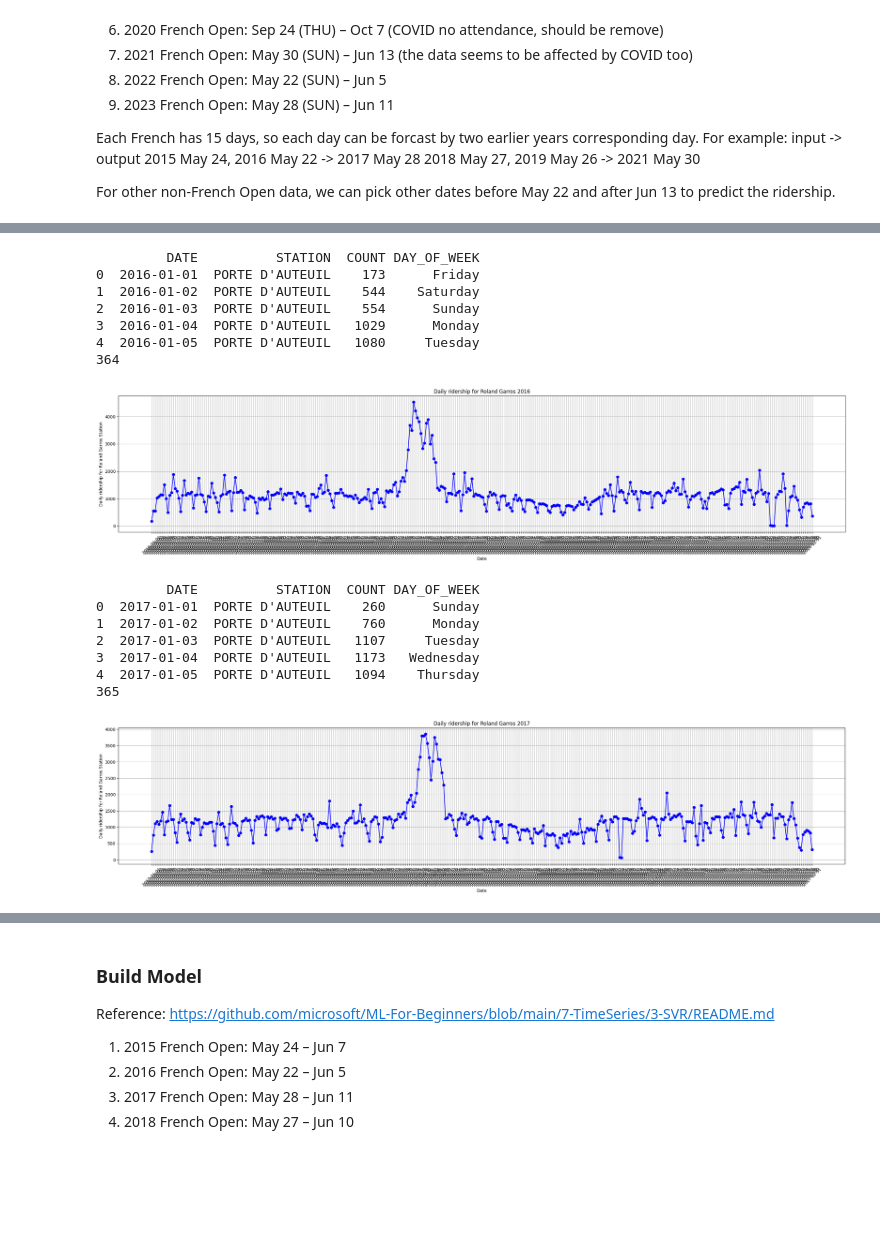
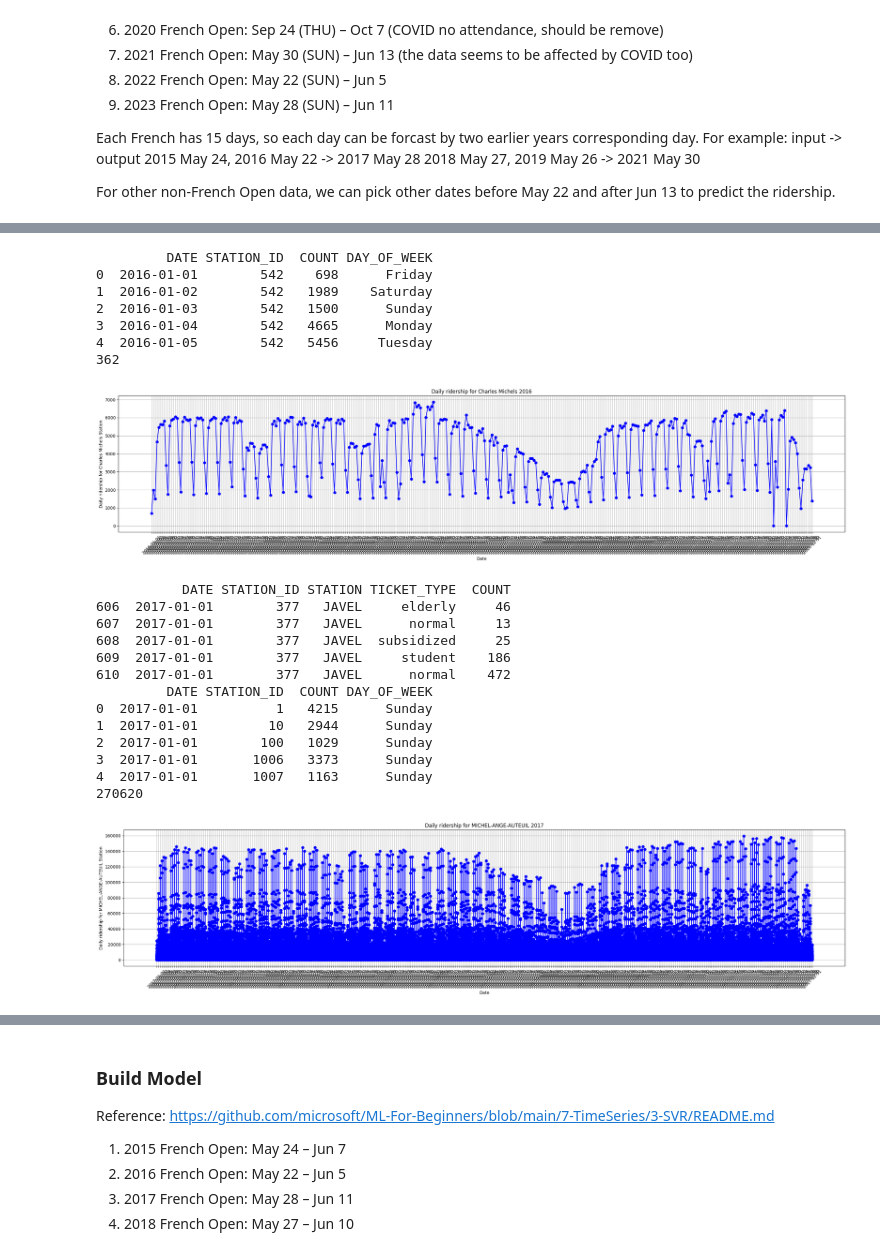
Before and after one commit to hauchu1998/C6800_Smart_Cities, a Jupyter notebook: notebooks/paris_data_prediction.ipynb, the cells around one changed output, grey strips where cells are left out. Cells and saved outputs as stored; diff of their text form; code cells hidden in the pictures; blank space fills up the shorter version.

```diff
--- a/notebooks/paris_data_prediction.ipynb
+++ b/notebooks/paris_data_prediction.ipynb
@@ -26,10 +26,16 @@ import pandas as pd
 # %%
 column_map = {
     "JOUR": "DATE",
+    "CODE_STIF_ARRET": "STATION_ID",
     "LIBELLE_ARRET": "STATION",
     "CATEGORIE_TITRE": "TICKET_TYPE",
     "NB_VALD": "COUNT"
 }
+
+# stations: {
+#     Cluny(la sorbonne), Baby-lone, vaneau, La monte-picket Grenelle, Charles michels,
+#     "porte d’auteil": "683", "odeon": "604", "baby-lone": "798", "veneau": "871", "la motte_picquet": "420", "charles michel": "155"
+# }
 
 weekday_map ={
     0: 'Monday',
@@ -102,15 +110,14 @@ df_2016_s2 = pd.read_csv(csv_path_2016_s2, delimiter='\t')
 df_2016_s2['JOUR'] = pd.to_datetime(df_2016_s2['JOUR'], format="%d/%m/%Y").dt.strftime('%Y-%m-%d')
 
 df_2016_raw = pd.concat([df_2016_s1, df_2016_s2])
-df_2016_raw = df_2016_raw[["JOUR", "LIBELLE_ARRET", "CATEGORIE_TITRE", "NB_VALD"]].rename(columns=column_map)
+df_2016_raw = df_2016_raw[["JOUR", "CODE_STIF_ARRET", "LIBELLE_ARRET", "CATEGORIE_TITRE", "NB_VALD"]].rename(columns=column_map)
 df_2016_raw["TICKET_TYPE"] = df_2016_raw["TICKET_TYPE"].replace(fares_map)
 df_2016_raw["COUNT"] = df_2016_raw["COUNT"].replace("Moins de 5", 4)
 df_2016_raw["COUNT"] = df_2016_raw["COUNT"].astype(int)
-# df_2016_raw[df_2016_raw["STATION"].str.contains("D'AUTEUIL")]["STATION"].unique()
-df_2016_raw = df_2016_raw[df_2016_raw["STATION"] == "PORTE D'AUTEUIL"]
+df_2016_raw = df_2016_raw[df_2016_raw["STATION_ID"] == "542"]
 
-df_2016 = df_2016_raw.groupby(["DATE", "STATION"]).sum().reset_index()
-df_2016 = df_2016[["DATE", "STATION", "COUNT"]]
+df_2016 = df_2016_raw.groupby(["DATE", "STATION_ID", "STATION"]).sum().reset_index()
+df_2016 = df_2016[["DATE", "STATION_ID", "COUNT"]]
 df_2016["DAY_OF_WEEK"] = pd.to_datetime(df_2016["DATE"]).dt.day_of_week
 df_2016["DAY_OF_WEEK"] = df_2016["DAY_OF_WEEK"].replace(weekday_map)
 print(df_2016.head())
@@ -118,62 +125,69 @@ print(len(df_2016))
 plt.figure(figsize=(25, 6))
 plt.plot(df_2016["DATE"], df_2016["COUNT"], marker='o', linestyle='-', color='b')
 plt.xlabel("Date")
-plt.ylabel("Daily ridership for Roland Garros Station")
-plt.title("Daily ridership for Roland Garros 2016")
+plt.ylabel("Daily ridership for Charles Michels Station")
+plt.title("Daily ridership for Charles Michels 2016")
 plt.xticks(rotation=45)
 plt.grid(True)
 plt.tight_layout()
+plt.savefig("charles_michels_2016.png")
 plt.show()
 # %% [output]
-         DATE          STATION  COUNT DAY_OF_WEEK
-0  2016-01-01  PORTE D'AUTEUIL    173      Friday
-1  2016-01-02  PORTE D'AUTEUIL    544    Saturday
-2  2016-01-03  PORTE D'AUTEUIL    554      Sunday
-3  2016-01-04  PORTE D'AUTEUIL   1029      Monday
-4  2016-01-05  PORTE D'AUTEUIL   1080     Tuesday
-364
+         DATE STATION_ID  COUNT DAY_OF_WEEK
+0  2016-01-01        542    698      Friday
+1  2016-01-02        542   1989    Saturday
+2  2016-01-03        542   1500      Sunday
+3  2016-01-04        542   4665      Monday
+4  2016-01-05        542   5456     Tuesday
+362
-[figure, old version]
+[figure, new version]
 # %%
 csv_path_2017_s1 = "../data/2017_S1_NB_FER.txt"
 df_2017_s1 = pd.read_csv(csv_path_2017_s1, delimiter='\t')
 df_2017_s1['JOUR'] = pd.to_datetime(df_2017_s1['JOUR'], format="%d/%m/%Y").dt.strftime('%Y-%m-%d')
 
 csv_path_2017_s2 = "../data/2017_S2_NB_FER.txt"
 df_2017_s2 = pd.read_csv(csv_path_2017_s2, delimiter='\t')
 df_2017_s2['JOUR'] = pd.to_datetime(df_2017_s2['JOUR'], format="%d/%m/%Y").dt.strftime('%Y-%m-%d')
 
 df_2017_raw = pd.concat([df_2017_s1, df_2017_s2])
-df_2017_raw = df_2017_raw[["JOUR", "LIBELLE_ARRET", "CATEGORIE_TITRE", "NB_VALD"]].rename(columns=column_map)
+df_2017_raw = df_2017_raw[["JOUR", "CODE_STIF_ARRET", "LIBELLE_ARRET", "CATEGORIE_TITRE", "NB_VALD"]].rename(columns=column_map)
 df_2017_raw["TICKET_TYPE"] = df_2017_raw["TICKET_TYPE"].replace(fares_map)
 df_2017_raw["COUNT"] = df_2017_raw["COUNT"].replace("Moins de 5", 4)
 df_2017_raw["COUNT"] = df_2017_raw["COUNT"].astype(int)
-# df_2017_raw[df_2017_raw["STATION"].str.contains("D'AUTEUIL")]["STATION"].unique()
-df_2017_raw = df_2017_raw[df_2017_raw["STATION"] == "PORTE D'AUTEUIL"]
+# print(df_2017_raw[df_2017_raw["STATION"].str.contains("JAVEL")].head())
+df_2017_raw = df_2017_raw[df_2017_raw["STATION_ID"] == "542"]
 
-df_2017 = df_2017_raw.groupby(["DATE", "STATION"]).sum().reset_index()
-df_2017 = df_2017[["DATE", "STATION", "COUNT"]]
+df_2017 = df_2017_raw.groupby(["DATE", "STATION_ID"]).sum().reset_index()
+df_2017 = df_2017[["DATE", "STATION_ID", "COUNT"]]
 df_2017["DAY_OF_WEEK"] = pd.to_datetime(df_2017["DATE"]).dt.day_of_week
 df_2017["DAY_OF_WEEK"] = df_2017["DAY_OF_WEEK"].replace(weekday_map)
 print(df_2017.head())
 print(len(df_2017))
 plt.figure(figsize=(25, 6))
 plt.plot(df_2017["DATE"], df_2017["COUNT"], marker='o', linestyle='-', color='b')
 plt.xlabel("Date")
-plt.ylabel("Daily ridership for Roland Garros Station")
-plt.title("Daily ridership for Roland Garros 2017")
+plt.ylabel("Daily ridership for MICHEL-ANGE-AUTEUIL Station")
+plt.title("Daily ridership for MICHEL-ANGE-AUTEUIL 2017")
 plt.xticks(rotation=45)
 plt.grid(True)
 plt.tight_layout()
 plt.show()
 # %% [output]
-         DATE          STATION  COUNT DAY_OF_WEEK
-0  2017-01-01  PORTE D'AUTEUIL    260      Sunday
-1  2017-01-02  PORTE D'AUTEUIL    760      Monday
-2  2017-01-03  PORTE D'AUTEUIL   1107     Tuesday
-3  2017-01-04  PORTE D'AUTEUIL   1173   Wednesday
-4  2017-01-05  PORTE D'AUTEUIL   1094    Thursday
-365
+           DATE STATION_ID STATION TICKET_TYPE  COUNT
+606  2017-01-01        377   JAVEL     elderly     46
+607  2017-01-01        377   JAVEL      normal     13
+608  2017-01-01        377   JAVEL  subsidized     25
+609  2017-01-01        377   JAVEL     student    186
+610  2017-01-01        377   JAVEL      normal    472
+         DATE STATION_ID  COUNT DAY_OF_WEEK
+0  2017-01-01          1   4215      Sunday
+1  2017-01-01         10   2944      Sunday
+2  2017-01-01        100   1029      Sunday
+3  2017-01-01       1006   3373      Sunday
+4  2017-01-01       1007   1163      Sunday
+270620
-[figure, old version]
+[figure, new version]
 # %%
 csv_path_2018_s1 = "../data/2018_S1_NB_FER.txt"
 df_2018_s1 = pd.read_csv(csv_path_2018_s1, delimiter='\t')
```
Also changed, not shown: parts of 15 cells of this notebook, 4 other files.
